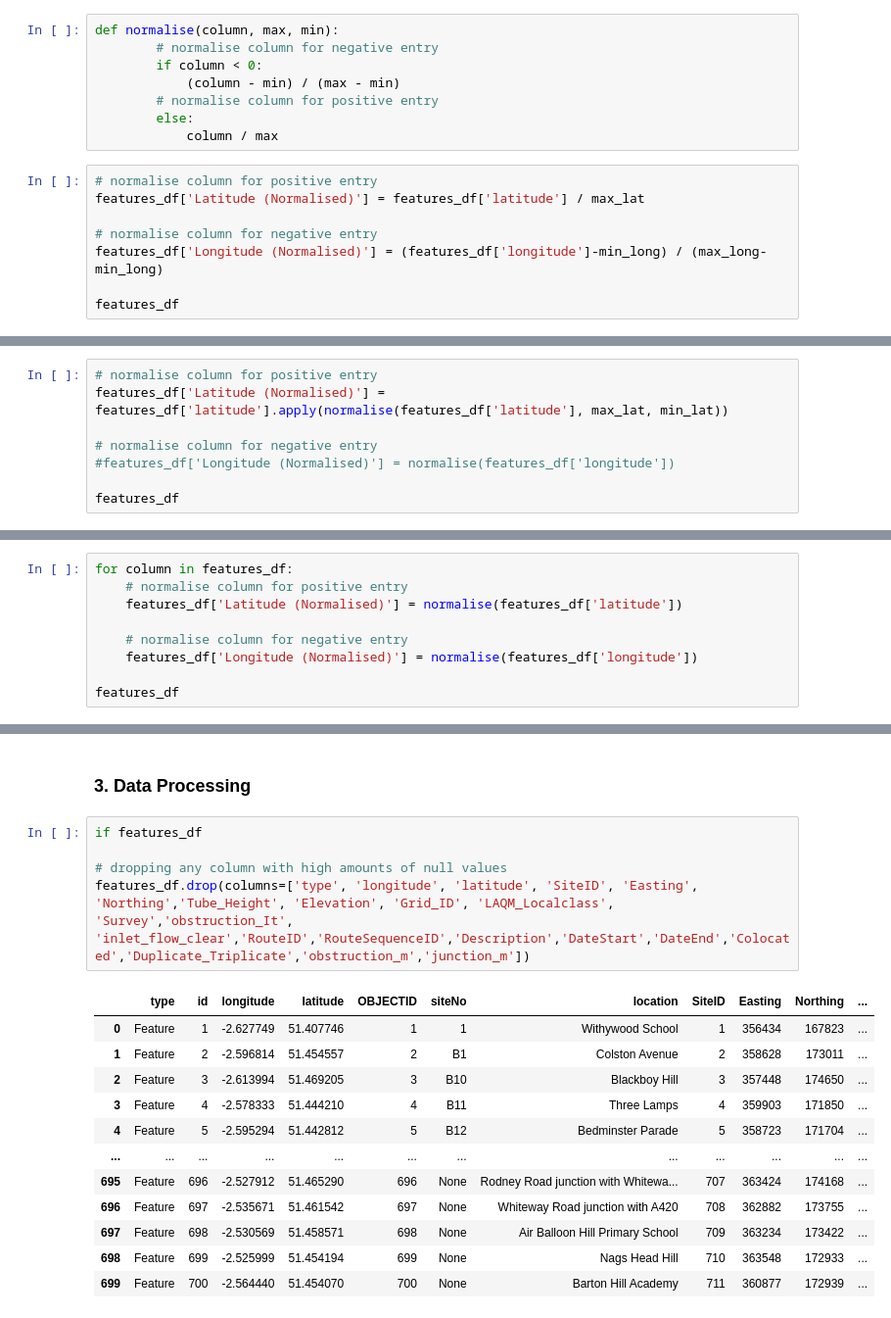
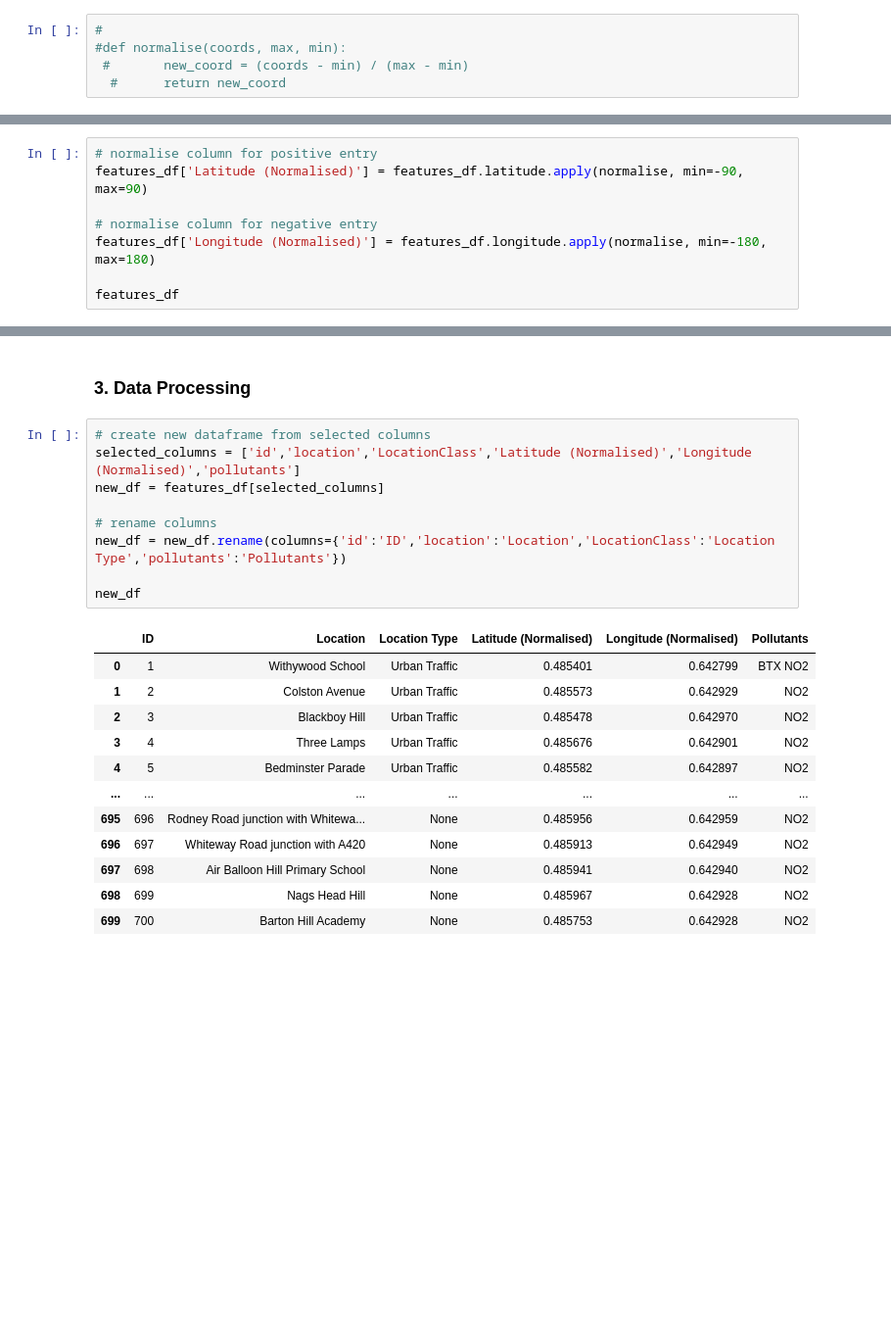
Before and after one commit to aWxr/255003-green-data-project, a Jupyter notebook: Bristol Green Data Project.ipynb, the cells around one changed output, grey strips where cells are left out. Shown at 98% size. Saved outputs shown, nothing was run; the diff lists cells and outputs as text; blank space fills up the shorter version.

```diff
--- a/Bristol Green Data Project.ipynb
+++ b/Bristol Green Data Project.ipynb
@@ -96,16 +83,5 @@ The maximum value for Latitude is:  51.38676459040267
 # %%
-def normalise(column, max, min):
-        # normalise column for negative entry
-        if column < 0:
-            (column - min) / (max - min)
-        # normalise column for positive entry
-        else:
-            column / max
+#
+#def normalise(coords, max, min):
+ #       new_coord = (coords - min) / (max - min)
+  #      return new_coord
-# %%
-# normalise column for positive entry
-features_df['Latitude (Normalised)'] = features_df['latitude'] / max_lat
-
-# normalise column for negative entry
-features_df['Longitude (Normalised)'] = (features_df['longitude']-min_long) / (max_long-min_long)
-
-features_df
@@ -126,9 +88,9 @@ features_df
 # %%
 # normalise column for positive entry
-features_df['Latitude (Normalised)'] = features_df['latitude'].apply(normalise(features_df['latitude'], max_lat, min_lat))
+features_df['Latitude (Normalised)'] = features_df.latitude.apply(normalise, min=-90, max=90)
 
 # normalise column for negative entry
-#features_df['Longitude (Normalised)'] = normalise(features_df['longitude'])
+features_df['Longitude (Normalised)'] = features_df.longitude.apply(normalise, min=-180, max=180)
 
 features_df
 # %% [output]
@@ -136,9 +109,0 @@ ValueError: The truth value of a Series is ambiguous. Use a.empty, a.bool(), a.i
-# %%
-for column in features_df:
-    # normalise column for positive entry
-    features_df['Latitude (Normalised)'] = normalise(features_df['latitude'])
-
-    # normalise column for negative entry
-    features_df['Longitude (Normalised)'] = normalise(features_df['longitude'])
-
-features_df
@@ -147,20 +110,24 @@ ValueError: The truth value of a Series is ambiguous. Use a.empty, a.bool(), a.i
 # %% [markdown]
 <h3>3. Data Processing</h3>
 # %%
-if features_df
+# create new dataframe from selected columns
+selected_columns = ['id','location','LocationClass','Latitude (Normalised)','Longitude (Normalised)','pollutants']
+new_df = features_df[selected_columns]
 
-# dropping any column with high amounts of null values
-features_df.drop(columns=['type', 'longitude', 'latitude', 'SiteID', 'Easting', 'Northing','Tube_Height', 'Elevation', 'Grid_ID', 'LAQM_Localclass', 'Survey','obstruction_It', 'inlet_flow_clear','RouteID','RouteSequenceID','Description','DateStart','DateEnd','Colocated','Duplicate_Triplicate','obstruction_m','junction_m'])
+# rename columns
+new_df = new_df.rename(columns={'id':'ID','location':'Location','LocationClass':'Location Type','pollutants':'Pollutants'})
+
+new_df
 # %% [output]
-|  | type | id | longitude | latitude | OBJECTID | siteNo | location | SiteID | Easting | Northing | ... |
-| 0 | Feature | 1 | -2.627749 | 51.407746 | 1 | 1 | Withywood School | 1 | 356434 | 167823 | ... |
-| 1 | Feature | 2 | -2.596814 | 51.454557 | 2 | B1 | Colston Avenue | 2 | 358628 | 173011 | ... |
-| 2 | Feature | 3 | -2.613994 | 51.469205 | 3 | B10 | Blackboy Hill | 3 | 357448 | 174650 | ... |
-| 3 | Feature | 4 | -2.578333 | 51.444210 | 4 | B11 | Three Lamps | 4 | 359903 | 171850 | ... |
-| 4 | Feature | 5 | -2.595294 | 51.442812 | 5 | B12 | Bedminster Parade | 5 | 358723 | 171704 | ... |
-| ... | ... | ... | ... | ... | ... | ... | ... | ... | ... | ... | ... |
-| 695 | Feature | 696 | -2.527912 | 51.465290 | 696 | None | Rodney Road junction with Whitewa... | 707 | 363424 | 174168 | ... |
-| 696 | Feature | 697 | -2.535671 | 51.461542 | 697 | None | Whiteway Road junction with A420 | 708 | 362882 | 173755 | ... |
-| 697 | Feature | 698 | -2.530569 | 51.458571 | 698 | None | Air Balloon Hill Primary School | 709 | 363234 | 173422 | ... |
-| 698 | Feature | 699 | -2.525999 | 51.454194 | 699 | None | Nags Head Hill | 710 | 363548 | 172933 | ... |
-| 699 | Feature | 700 | -2.564440 | 51.454070 | 700 | None | Barton Hill Academy | 711 | 360877 | 172939 | ... |
+|  | ID | Location | Location Type | Latitude (Normalised) | Longitude (Normalised) | Pollutants |
+| 0 | 1 | Withywood School | Urban Traffic | 0.485401 | 0.642799 | BTX NO2 |
+| 1 | 2 | Colston Avenue | Urban Traffic | 0.485573 | 0.642929 | NO2 |
+| 2 | 3 | Blackboy Hill | Urban Traffic | 0.485478 | 0.642970 | NO2 |
+| 3 | 4 | Three Lamps | Urban Traffic | 0.485676 | 0.642901 | NO2 |
+| 4 | 5 | Bedminster Parade | Urban Traffic | 0.485582 | 0.642897 | NO2 |
+| ... | ... | ... | ... | ... | ... | ... |
+| 695 | 696 | Rodney Road junction with Whitewa... | None | 0.485956 | 0.642959 | NO2 |
+| 696 | 697 | Whiteway Road junction with A420 | None | 0.485913 | 0.642949 | NO2 |
+| 697 | 698 | Air Balloon Hill Primary School | None | 0.485941 | 0.642940 | NO2 |
+| 698 | 699 | Nags Head Hill | None | 0.485967 | 0.642928 | NO2 |
+| 699 | 700 | Barton Hill Academy | None | 0.485753 | 0.642928 | NO2 |
```
Also changed, not shown: parts of 12 cells of this notebook, 2 other files.
